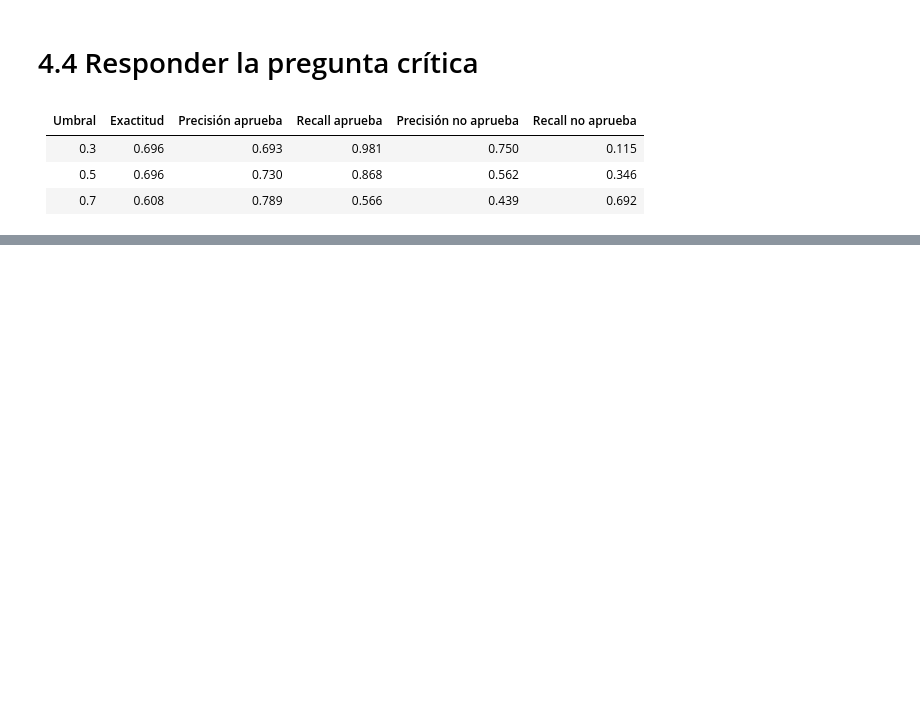
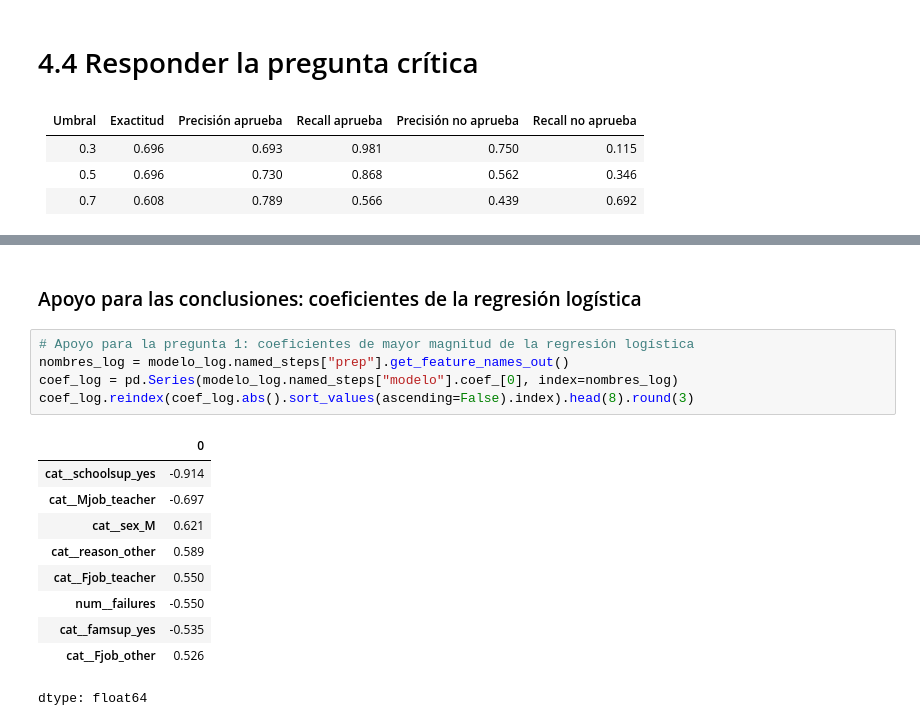
Before and after one commit to valverdeelias951-cell/ProyectoP1, a Jupyter notebook: Proyecto.ipynb, the cells around one changed output, grey strips where cells are left out. Drawn from its saved outputs; the diff is of its cells as text; blank space fills up the shorter version.

```diff
--- a/Proyecto.ipynb
+++ b/Proyecto.ipynb
@@ -539,3 +720,21 @@ ENTONCES...Consideramos que el umbral de 0.7 es una alternativa adecuada cuando
 Esto significa que el modelo logra identificar una mayor proporción de estudiantes que podrían estar en riesgo académico. Sin embargo, también puede señalar a estudiantes que realmente aprobarían, generando un costo adicional en tutorías, recursos y tiempo docente.
 
 Consideramos que es preferible evaluar a un estudiante que posiblemente no necesite apoyo antes que dejar sin atención a alguien que realmente lo necesita. Por ello, recomendamos utilizar el modelo como una herramienta de alerta temprana y no como un mecanismo definitivo para tomar decisiones sobre los estudiantes.
+# %% [markdown]
+### Apoyo para las conclusiones: coeficientes de la regresión logística
+# %%
+# Apoyo para la pregunta 1: coeficientes de mayor magnitud de la regresión logística
+nombres_log = modelo_log.named_steps["prep"].get_feature_names_out()
+coef_log = pd.Series(modelo_log.named_steps["modelo"].coef_[0], index=nombres_log)
+coef_log.reindex(coef_log.abs().sort_values(ascending=False).index).head(8).round(3)
+# %% [output]
+|  | 0 |
+| cat__schoolsup_yes | -0.914 |
+| cat__Mjob_teacher | -0.697 |
+| cat__sex_M | 0.621 |
+| cat__reason_other | 0.589 |
+| cat__Fjob_teacher | 0.550 |
+| num__failures | -0.550 |
+| cat__famsup_yes | -0.535 |
+| cat__Fjob_other | 0.526 |
+dtype: float64
```
Also changed, not shown: parts of 29 cells of this notebook.
